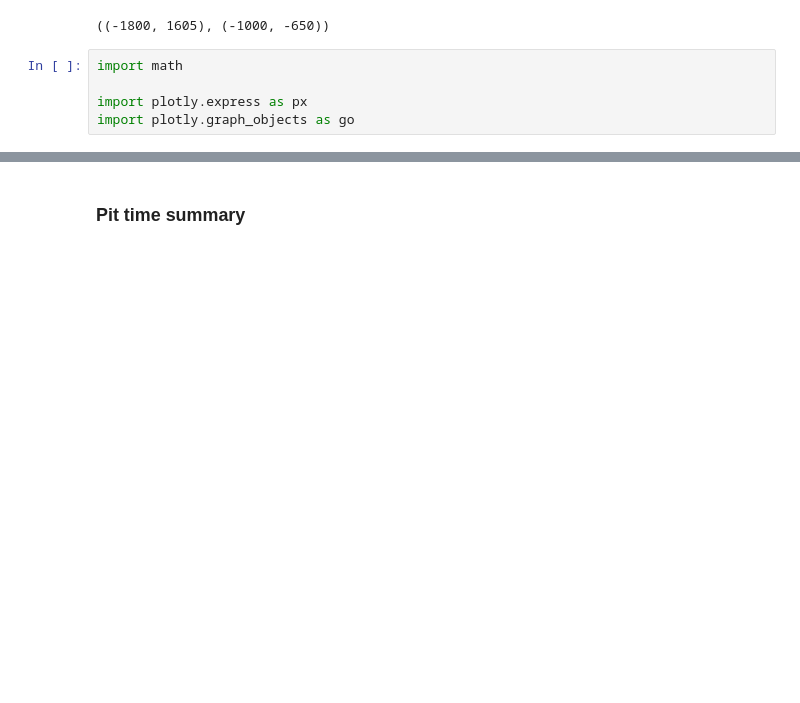
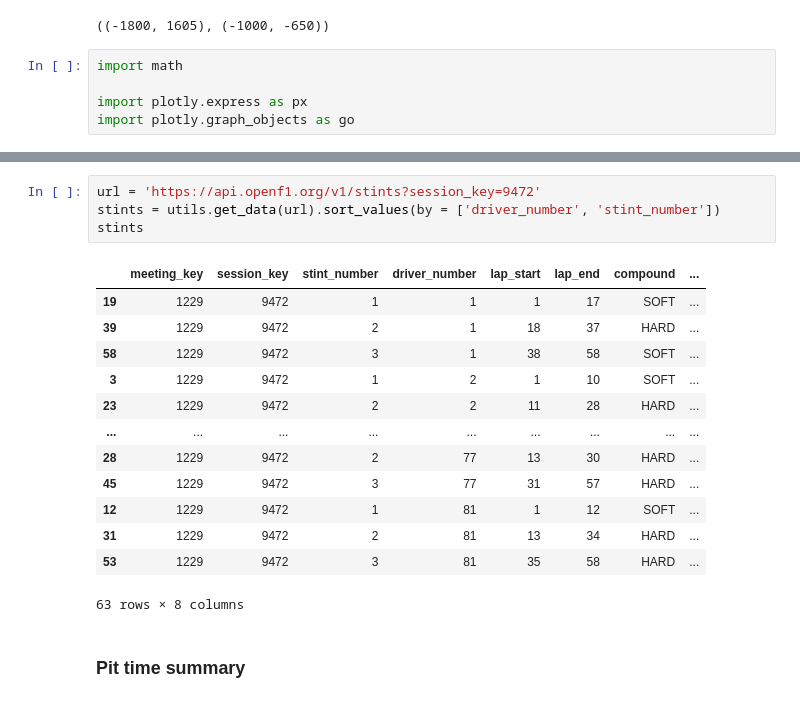
Before and after one commit to gokul-ramesh/f1-live-telemetry, a Jupyter notebook: testing.ipynb, the cells around one changed output, grey strips where cells are left out. Drawn from its saved outputs; the diff is of its cells as text; blank space fills up the shorter version.

Commit message:
added tyre stints to position table

```diff
--- a/testing.ipynb
+++ b/testing.ipynb
@@ -326,3 +339,21 @@ KeyError: '0'
+# %%
+url = 'https://api.openf1.org/v1/stints?session_key=9472'
+stints = utils.get_data(url).sort_values(by = ['driver_number', 'stint_number'])
+stints
+# %% [output]
+|  | meeting_key | session_key | stint_number | driver_number | lap_start | lap_end | compound | ... |
+| 19 | 1229 | 9472 | 1 | 1 | 1 | 17 | SOFT | ... |
+| 39 | 1229 | 9472 | 2 | 1 | 18 | 37 | HARD | ... |
+| 58 | 1229 | 9472 | 3 | 1 | 38 | 58 | SOFT | ... |
+| 3 | 1229 | 9472 | 1 | 2 | 1 | 10 | SOFT | ... |
+| 23 | 1229 | 9472 | 2 | 2 | 11 | 28 | HARD | ... |
+| ... | ... | ... | ... | ... | ... | ... | ... | ... |
+| 28 | 1229 | 9472 | 2 | 77 | 13 | 30 | HARD | ... |
+| 45 | 1229 | 9472 | 3 | 77 | 31 | 57 | HARD | ... |
+| 12 | 1229 | 9472 | 1 | 81 | 1 | 12 | SOFT | ... |
+| 31 | 1229 | 9472 | 2 | 81 | 13 | 34 | HARD | ... |
+| 53 | 1229 | 9472 | 3 | 81 | 35 | 58 | HARD | ... |
+63 rows × 8 columns
 # %% [markdown]
 ### Pit time summary
 # %%
```
Also changed, not shown: parts of 3 cells of this notebook, 3 other files.
